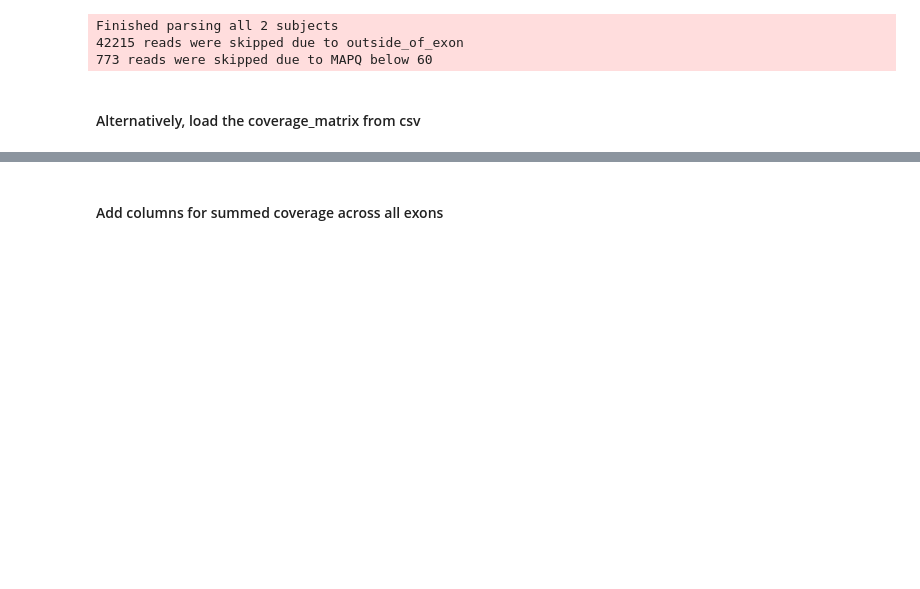
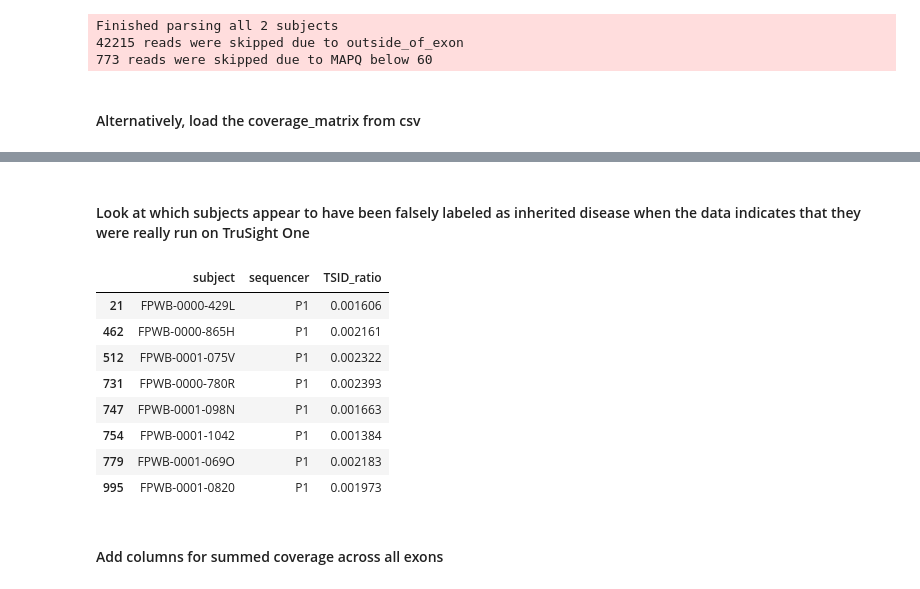
Before and after one commit to vkozareva/geneCNV, a Jupyter notebook: notebooks/analyze_coverage_matrix.ipynb, the cells around one changed output, grey strips where cells are left out. Drawn from its saved outputs; the diff is of its cells as text; code cells hidden in the pictures; blank space fills up the shorter version.

```diff
--- a/notebooks/analyze_coverage_matrix.ipynb
+++ b/notebooks/analyze_coverage_matrix.ipynb
@@ -38,3 +61,17 @@ coverage_matrix_df.head()
+# %% [markdown]
+#### Look at which subjects appear to have been falsely labeled as inherited disease when the data indicates that they were really run on TruSight One
+# %%
+cm_df[(cm_df['sequencer'] == 'P1') & (cm_df['TSID_ratio'] < 0.9)].filter(regex=('subject|sequencer|TSID_ratio'))
+# %% [output]
+|  | subject | sequencer | TSID_ratio |
+| 21 | FPWB-0000-429L | P1 | 0.001606 |
+| 462 | FPWB-0000-865H | P1 | 0.002161 |
+| 512 | FPWB-0001-075V | P1 | 0.002322 |
+| 731 | FPWB-0000-780R | P1 | 0.002393 |
+| 747 | FPWB-0001-098N | P1 | 0.001663 |
+| 754 | FPWB-0001-1042 | P1 | 0.001384 |
+| 779 | FPWB-0001-069O | P1 | 0.002183 |
+| 995 | FPWB-0001-0820 | P1 | 0.001973 |
 # %% [markdown]
 #### Add columns for summed coverage across all exons
 # %%
```
Also changed, not shown: parts of 10 cells of this notebook, 1 other file.
